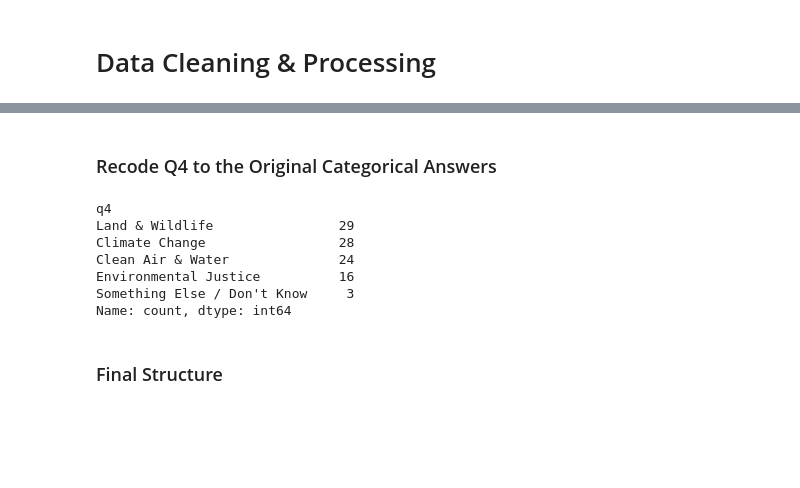
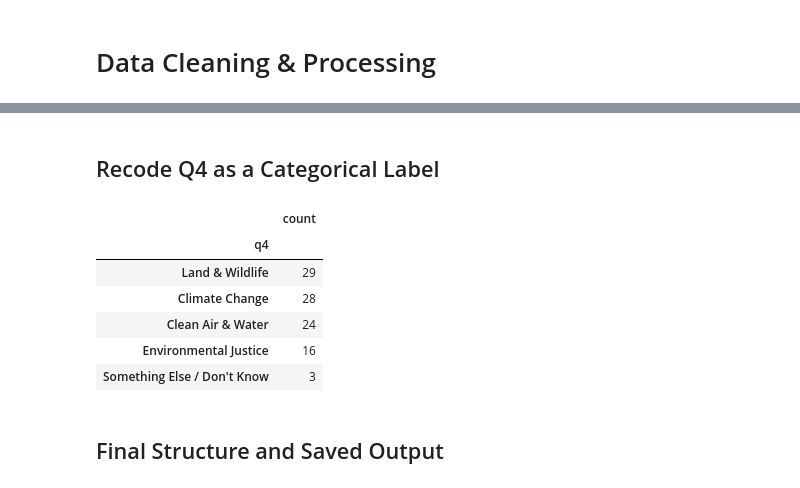
Before and after one commit to iansargent/Data-Analysis-Case-Study, a Jupyter notebook: notebooks/01_data_cleaning.ipynb, the cells around one changed output, grey strips where cells are left out. Drawn from its saved outputs; the diff is of its cells as text; code cells hidden in the pictures; blank space fills up the shorter version.

```diff
--- a/notebooks/01_data_cleaning.ipynb
+++ b/notebooks/01_data_cleaning.ipynb
@@ -103,15 +72,0 @@ Updated column names:
-# %%
-# 1. Change q4 data type to categorical (not ordinally coded)
-df_clean["q4"] = df_clean["q4"].astype("object")
-
-
-print("Column Types:")
-display(
-    pd.DataFrame({
-        "column": df_clean.columns,
-        "dtype": df_clean.dtypes.astype(str).values,
-        "unique_values": [
-            df_clean[col].nunique() for col in df_clean.columns
-        ]
-    })
-)
@@ -129,28 +73,20 @@ Column Types:
 # %% [markdown]
-### Recode Q4 to the Original Categorical Answers
+## Recode Q4 as a Categorical Label
-# %%
-# Grab the Q4 row from the codebook and build a {code: label} map
-row = codelist.loc[codelist["Unnamed: 0"] == "Q4"].iloc[0]
-
-q4_map = {
-    1: "Climate Change",
-    2: "Environmental Justice",
-    3: "Clean Air & Water",
-    4: "Land & Wildlife",
-    5: "Something Else / Don't Know",
-}
-
-# Convert to numeric first so "3", 3, and 3.0 all match the integer keys
-df_clean["q4"] = pd.to_numeric(df_clean["q4"], errors="coerce").map(q4_map)
-
-print(df_clean["q4"].value_counts(dropna=False))
-# %% [output]
-q4
-Land & Wildlife                29
-Climate Change                 28
-Clean Air & Water              24
-Environmental Justice          16
-Something Else / Don't Know     3
-Name: count, dtype: int64
+# %%
+q4_row = codelist.loc[codelist.iloc[:, 0].astype(str).str.strip().str.upper() == "Q4"]
+if len(q4_row) != 1:
+    raise ValueError("Expected exactly one Q4 row in the codebook")
+q4_row = q4_row.iloc[0]
+q4_map = {int(code): str(q4_row[str(code)]).strip() for code in range(1, 6)}
+df_clean["q4"] = pd.to_numeric(df_clean["q4"], errors="raise").map(q4_map)
+display(df_clean["q4"].value_counts(dropna=False).rename("count").to_frame())
+# %% [output]
+|  | count |
+| q4 |  |
+| Land & Wildlife | 29 |
+| Climate Change | 28 |
+| Clean Air & Water | 24 |
+| Environmental Justice | 16 |
+| Something Else / Don't Know | 3 |
 # %% [markdown]
-### Final Structure
+## Final Structure and Saved Output
```
Also changed, not shown: parts of 22 cells of this notebook, 5 other files.
